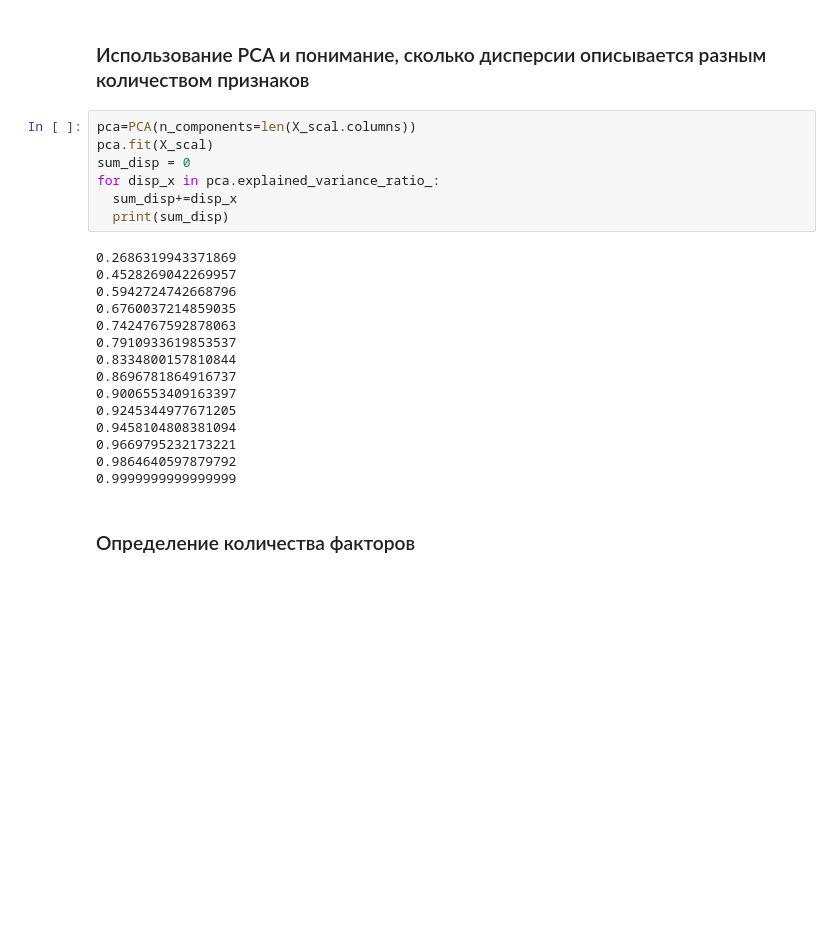
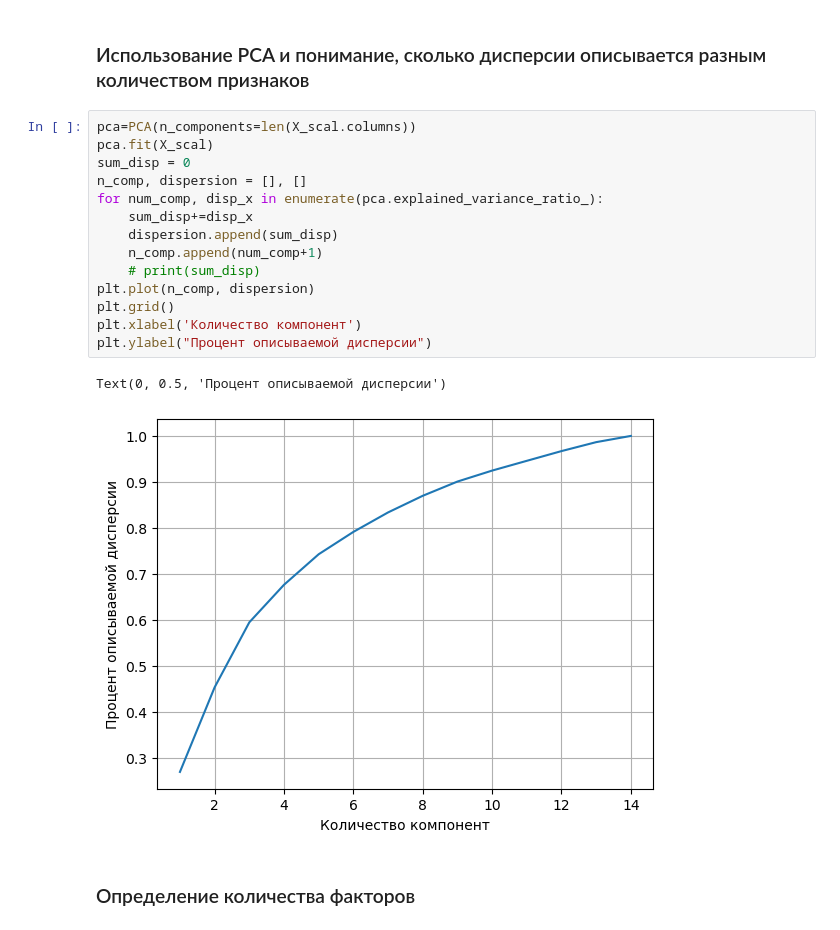
Before and after one commit to levsha2013/Analyzer-avia-data, a Jupyter notebook: Jupyter/Factor analyzer.ipynb, the cells around one changed output. Drawn from its saved outputs; the diff is of its cells as text; blank space fills up the shorter version.

```diff
--- a/Jupyter/Factor analyzer.ipynb
+++ b/Jupyter/Factor analyzer.ipynb
@@ -152,25 +142,20 @@ round_acc=3
 # %%
 pca=PCA(n_components=len(X_scal.columns))
 pca.fit(X_scal)
 sum_disp = 0
-for disp_x in pca.explained_variance_ratio_:
-  sum_disp+=disp_x
-  print(sum_disp)
+n_comp, dispersion = [], []
+for num_comp, disp_x in enumerate(pca.explained_variance_ratio_):
+    sum_disp+=disp_x
+    dispersion.append(sum_disp)
+    n_comp.append(num_comp+1)
+    # print(sum_disp)
+plt.plot(n_comp, dispersion)
+plt.grid()
+plt.xlabel('Количество компонент')
+plt.ylabel("Процент описываемой дисперсии")
 # %% [output]
-0.2686319943371869
-0.4528269042269957
-0.5942724742668796
-0.6760037214859035
-0.7424767592878063
-0.7910933619853537
-0.8334800157810844
-0.8696781864916737
-0.9006553409163397
-0.9245344977671205
-0.9458104808381094
-0.9669795232173221
-0.9864640597879792
-0.9999999999999999
+Text(0, 0.5, 'Процент описываемой дисперсии')
+[figure, added]
 # %% [markdown]
 ### Определение количества факторов
 # %%
```
Also changed, not shown: parts of 14 cells of this notebook, 1 other file.
